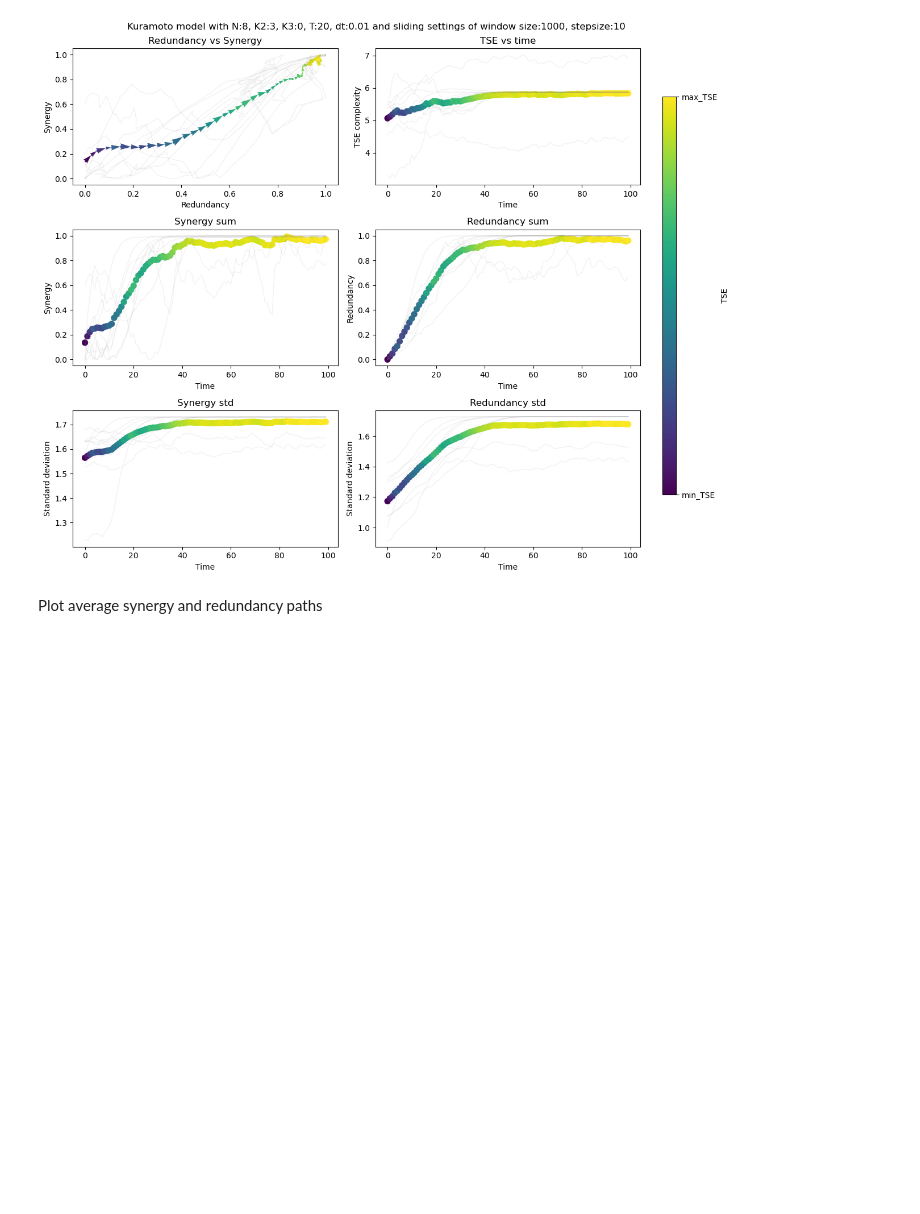
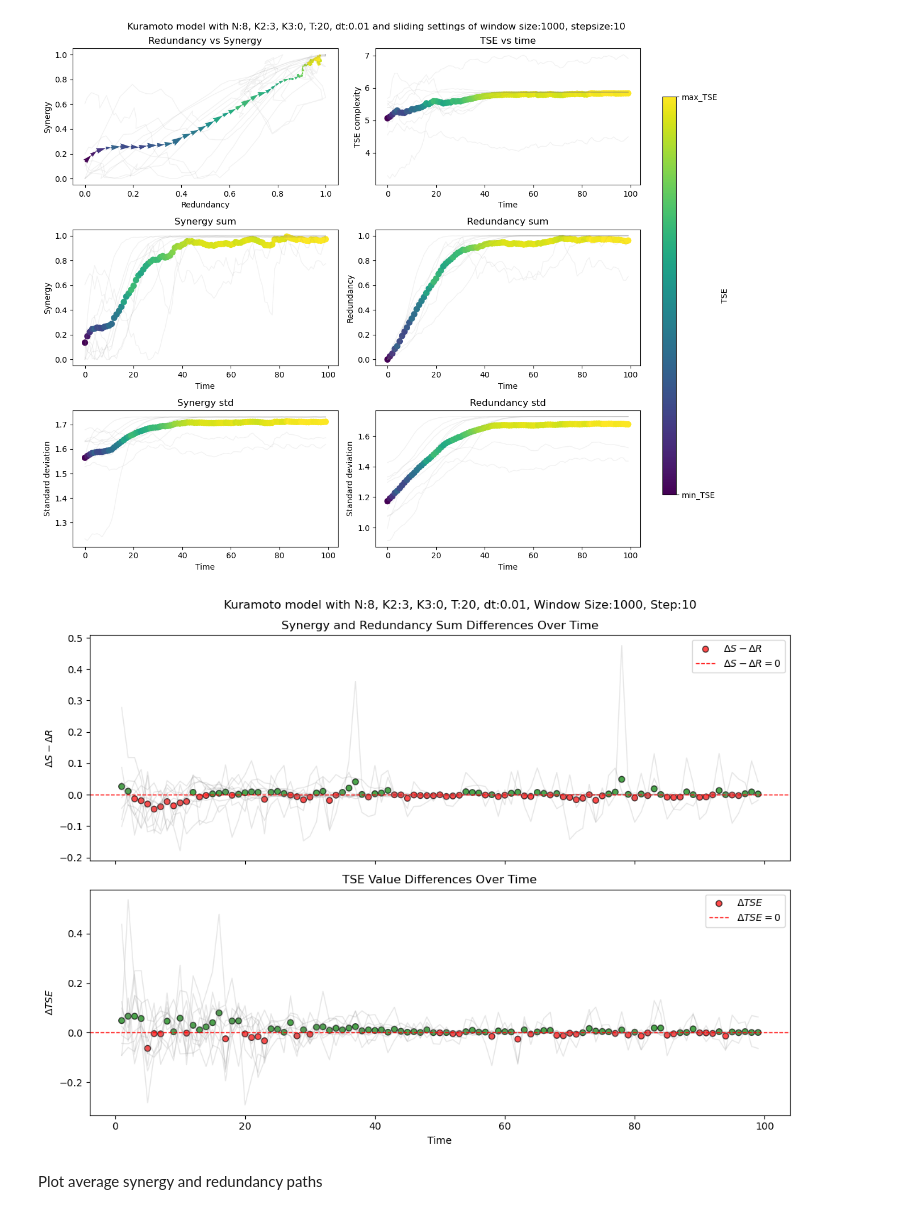
Before and after one commit to cyrilrommens/PhD_1, a Jupyter notebook: TSE_kuramoto.ipynb, the cells around one changed output. Drawn from its saved outputs; the diff is of its cells as text; code cells hidden in the pictures; blank space fills up the shorter version.

```diff
--- a/TSE_kuramoto.ipynb
+++ b/TSE_kuramoto.ipynb
@@ -482,6 +482,72 @@ plt.tight_layout(rect=[0, 0, 0.9, 1])
 plt.show()
 # %% [output]
 [figure]
+# %%
+import matplotlib.pyplot as plt
+import numpy as np
+import pandas as pd
+import matplotlib.colors as mcolors
+
+# Create a single figure with 2 vertically stacked subplots
+fig, axes = plt.subplots(2, 1, figsize=(12, 8), sharex=True)  # Slightly larger for better readability
+
+# Compute the average of the simulations
+df_averaged = sum(all_dfs) / len(all_dfs)
+df = df_averaged
+
+# Extract relevant data for first plot
+synergy_diff = df['S_sum'].diff()
+redundancy_diff = df['R_sum'].diff()
+diff_values_1 = synergy_diff - redundancy_diff
+time = df.index
+tse_values = df['TSE_value']
+
+# Extract relevant data for second plot
+diff_values_2 = df['TSE_value'].diff()
+
+# Assign colors: Green for positive values, Red for negative values
+scatter_colors_1 = np.where(diff_values_1 > 0, 'green', 'red')
+scatter_colors_2 = np.where(diff_values_2 > 0, 'green', 'red')
+
+# Normalize colors based on TSE_value
+norm = mcolors.Normalize(vmin=tse_values.min(), vmax=tse_values.max())
+cmap = plt.cm.viridis
+
+### **First Plot (Synergy - Redundancy Difference Over Time)**
+ax1 = axes[0]
+for df in all_dfs:
+    ax1.plot(df.index, df['S_sum'].diff() - df['R_sum'].diff(), color='grey', linewidth=1, alpha=0.2)
+
+ax1.scatter(time, diff_values_1, c=scatter_colors_1, edgecolors='black', label=r'$\Delta S - \Delta R$', alpha=0.7)
+ax1.axhline(y=0, color='red', linestyle='--', linewidth=1, label=r'$\Delta S - \Delta R = 0$')
+
+# Labels and title
+ax1.set_ylabel(r'$\Delta S - \Delta R$')
+ax1.set_title('Synergy and Redundancy Sum Differences Over Time')
+ax1.legend()
+
+### **Second Plot (TSE Difference Over Time)**
+ax2 = axes[1]
+for df in all_dfs:
+    ax2.plot(df.index, df['TSE_value'].diff(), color='grey', linewidth=1, alpha=0.2)
+
+ax2.scatter(time, diff_values_2, c=scatter_colors_2, edgecolors='black', label=r'$\Delta TSE$', alpha=0.7)
+ax2.axhline(y=0, color='red', linestyle='--', linewidth=1, label=r'$\Delta TSE = 0$')
+
+# Labels and title
+ax2.set_xlabel('Time')
+ax2.set_ylabel(r'$\Delta TSE$')
+ax2.set_title('TSE Value Differences Over Time')
+ax2.legend()
+
+# Adjust layout
+plt.suptitle(f'Kuramoto model with N:{N}, K2:{K2}, K3:{K3}, T:{T}, dt:{dt}, Window Size:{window_size}, Step:{window_step}')
+plt.tight_layout(rect=[0, 0, 0.9, 1])
+
+# Show the plot
+plt.show()
+# %% [output]
+[figure, added]
 # %% [markdown]
 Plot average synergy and redundancy paths
 # %%
```
